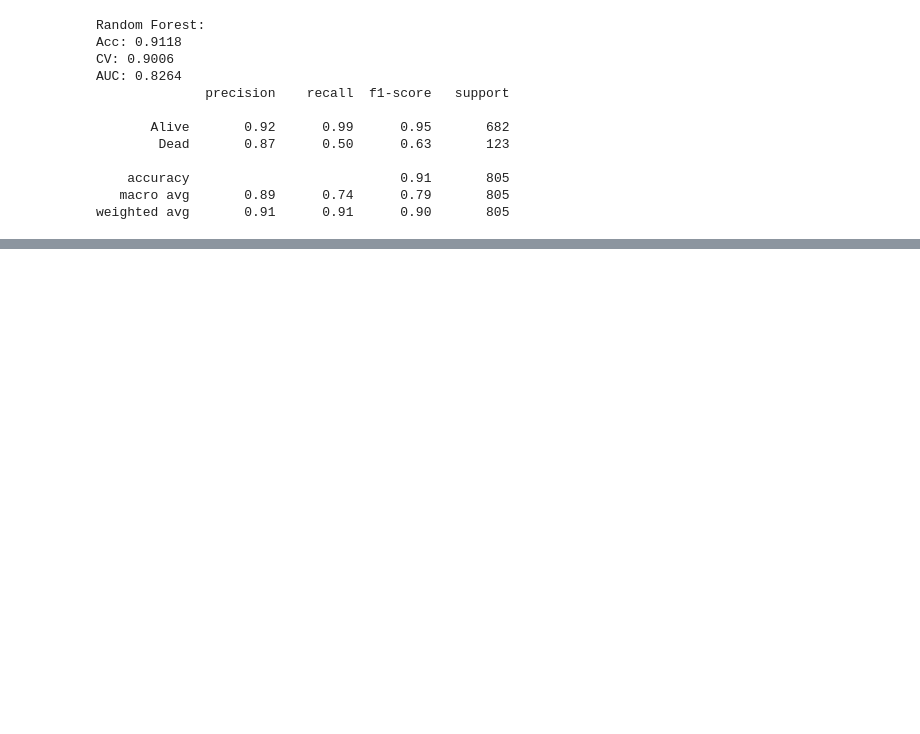
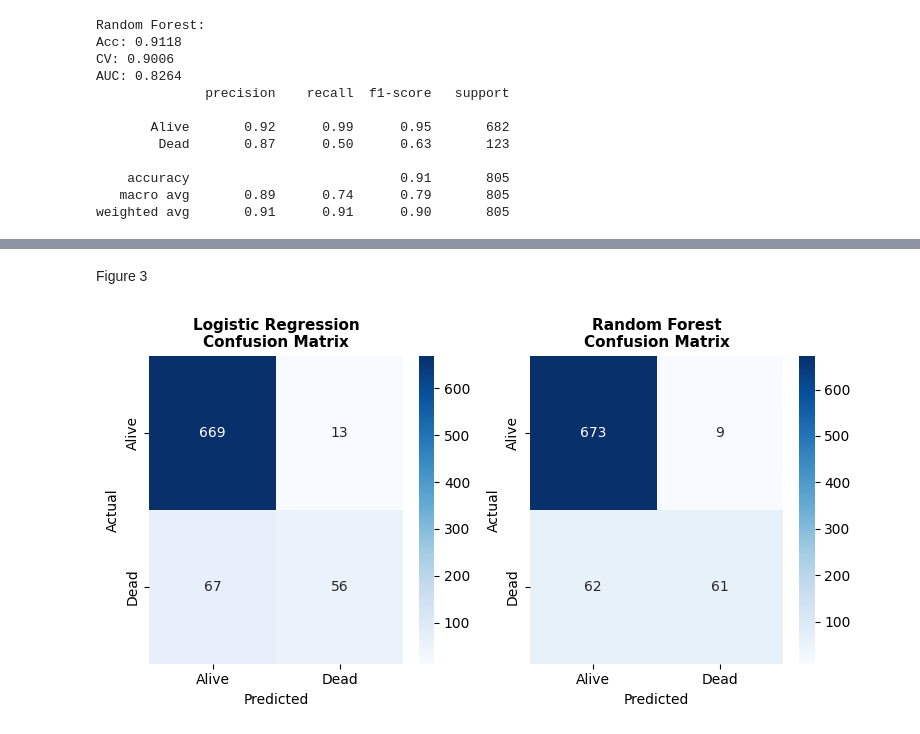
Before and after one commit to DeerajA/AI-Final-Project, a Jupyter notebook: main.ipynb, the cells around one changed output, grey strips where cells are left out. Saved outputs shown, nothing was run; the diff lists cells and outputs as text; code cells hidden in the pictures; blank space fills up the shorter version.

```diff
--- a/main.ipynb
+++ b/main.ipynb
@@ -109,0 +155,18 @@ weighted avg       0.91      0.91      0.90       805
+# %% [markdown]
+Figure 3
+# %%
+lr_p = lr.predict(X_test_s)
+rf_p = rf.predict(X_test)
+
+fig, axes = plt.subplots(1, 2, figsize=(9,4))
+for ax, pred, title in zip(axes,
+    [lr_p, rf_p],
+    ['Logistic Regression','Random Forest']):
+    cm = confusion_matrix(y_test, pred)
+    sns.heatmap(cm, annot=True, fmt='d', cmap='Blues', ax=ax,
+                xticklabels=['Alive','Dead'], yticklabels=['Alive','Dead'])
+    ax.set_title(f'{title}\nConfusion Matrix', fontsize=11, fontweight='bold')
+    ax.set_xlabel('Predicted'); ax.set_ylabel('Actual')
+plt.show()
+# %% [output]
+[figure, added]
```
Also changed, not shown: parts of 7 cells of this notebook.
